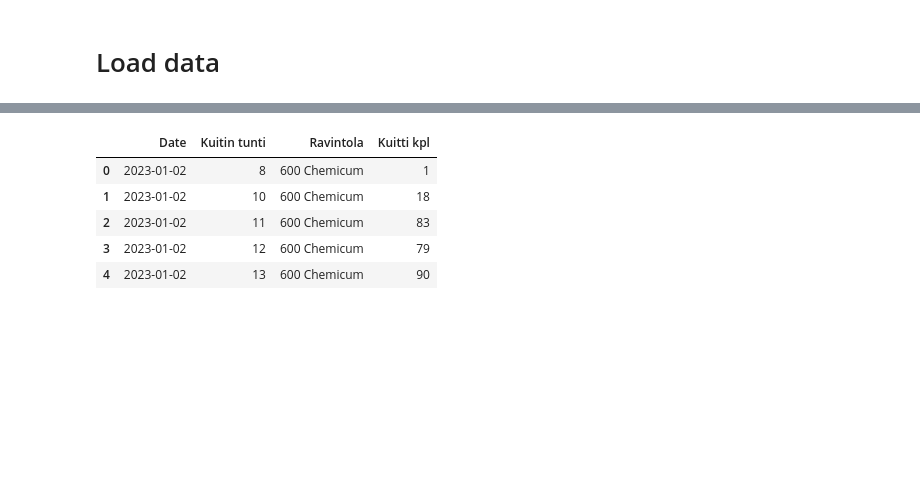
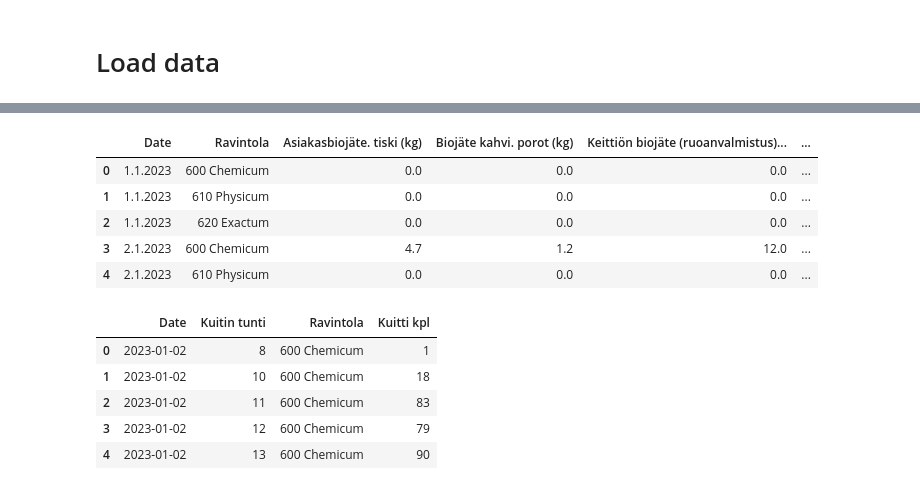
Before and after one commit to Food-Waste-Optimization/Food-Waste-Optimization, a Jupyter notebook: experiments_hoangle/fact_extract.ipynb, the cells around one changed output, grey strips where cells are left out. Saved outputs shown, nothing was run; the diff lists cells and outputs as text; code cells hidden in the pictures; blank space fills up the shorter version.

```diff
--- a/experiments_hoangle/fact_extract.ipynb
+++ b/experiments_hoangle/fact_extract.ipynb
@@ -12,5 +21,14 @@ raw_lunch = pd.read_csv(Paths.raw_Sold_lunches(), delimiter=';', encoding='utf-8
 # %%
 biowaste = pd.read_csv(Paths.raw_Biowaste(), delimiter=';')
+
+biowaste.head()
+# %% [output]
+|  | Date | Ravintola | Asiakasbiojäte. tiski (kg) | Biojäte kahvi. porot (kg) | Keittiön biojäte (ruoanvalmistus)... | ... |
+| 0 | 1.1.2023 | 600 Chemicum | 0.0 | 0.0 | 0.0 | ... |
+| 1 | 1.1.2023 | 610 Physicum | 0.0 | 0.0 | 0.0 | ... |
+| 2 | 1.1.2023 | 620 Exactum | 0.0 | 0.0 | 0.0 | ... |
+| 3 | 2.1.2023 | 600 Chemicum | 4.7 | 1.2 | 12.0 | ... |
+| 4 | 2.1.2023 | 610 Physicum | 0.0 | 0.0 | 0.0 | ... |
 # %%
 path = "../src/data/basic_mvp_data/tuntidata2.xlsx"
 
```
Also changed, not shown: parts of 3 cells of this notebook, 4 other files.
